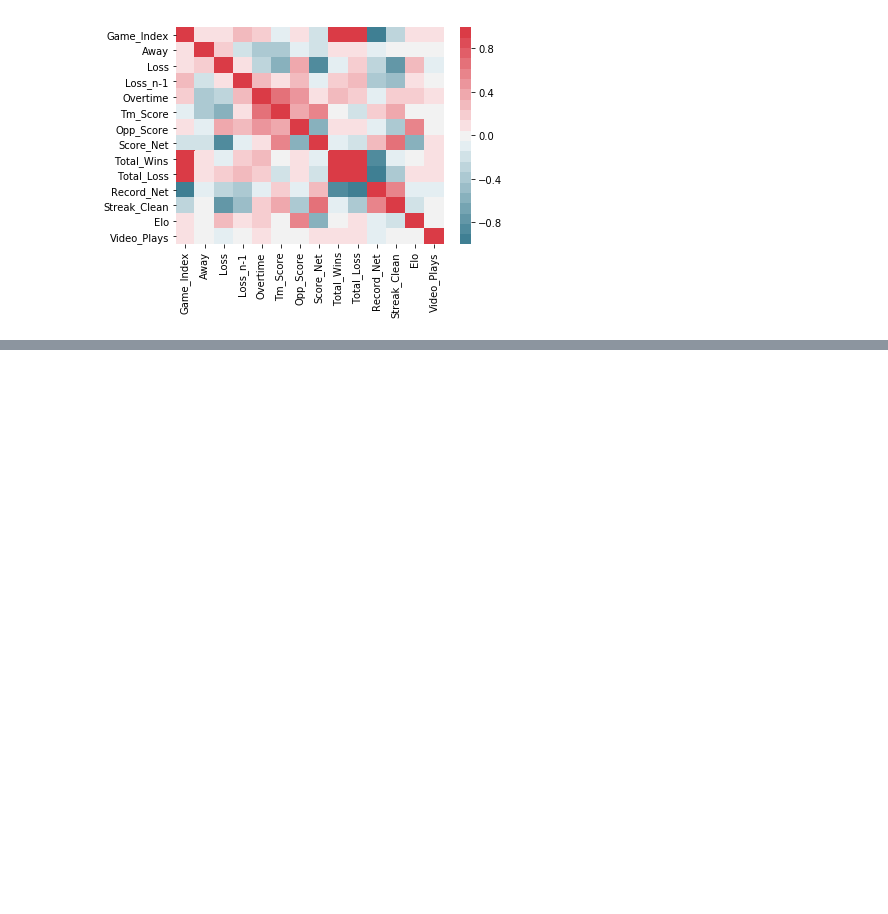
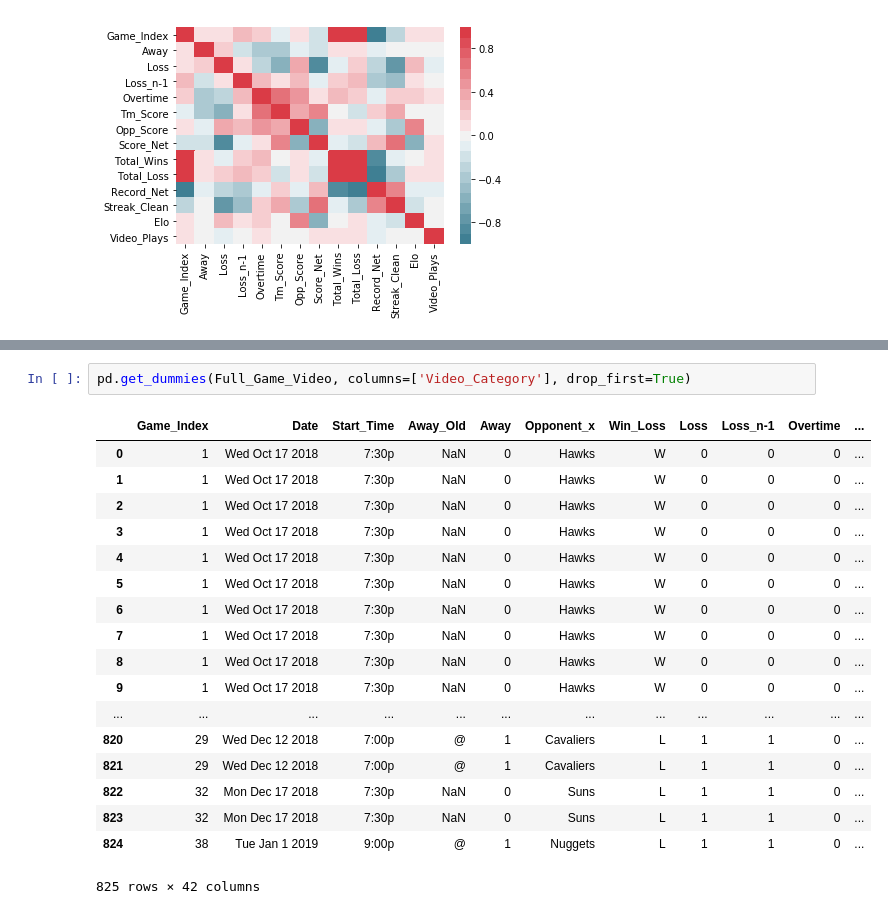
Before and after one commit to benilfeld2/ben_ilfeld_final_project, a Jupyter notebook: Final_Project/Ben_Ilfeld_Project_Proposal_Part_2.ipynb, the cells around one changed output, grey strips where cells are left out. Saved outputs shown, nothing was run; the diff lists cells and outputs as text; blank space fills up the shorter version.

```diff
--- a/Final_Project/Ben_Ilfeld_Project_Proposal_Part_2.ipynb
+++ b/Final_Project/Ben_Ilfeld_Project_Proposal_Part_2.ipynb
@@ -469,0 +501,21 @@ print(train_test_MSGN(Full_Game_Video, ['Score_Net', 'Loss', 'Overtime']))
+# %%
+pd.get_dummies(Full_Game_Video, columns=['Video_Category'], drop_first=True)
+# %% [output]
+|  | Game_Index | Date | Start_Time | Away_Old | Away | Opponent_x | Win_Loss | Loss | Loss_n-1 | Overtime | ... |
+| 0 | 1 | Wed Oct 17 2018 | 7:30p | NaN | 0 | Hawks | W | 0 | 0 | 0 | ... |
+| 1 | 1 | Wed Oct 17 2018 | 7:30p | NaN | 0 | Hawks | W | 0 | 0 | 0 | ... |
+| 2 | 1 | Wed Oct 17 2018 | 7:30p | NaN | 0 | Hawks | W | 0 | 0 | 0 | ... |
+| 3 | 1 | Wed Oct 17 2018 | 7:30p | NaN | 0 | Hawks | W | 0 | 0 | 0 | ... |
+| 4 | 1 | Wed Oct 17 2018 | 7:30p | NaN | 0 | Hawks | W | 0 | 0 | 0 | ... |
+| 5 | 1 | Wed Oct 17 2018 | 7:30p | NaN | 0 | Hawks | W | 0 | 0 | 0 | ... |
+| 6 | 1 | Wed Oct 17 2018 | 7:30p | NaN | 0 | Hawks | W | 0 | 0 | 0 | ... |
+| 7 | 1 | Wed Oct 17 2018 | 7:30p | NaN | 0 | Hawks | W | 0 | 0 | 0 | ... |
+| 8 | 1 | Wed Oct 17 2018 | 7:30p | NaN | 0 | Hawks | W | 0 | 0 | 0 | ... |
+| 9 | 1 | Wed Oct 17 2018 | 7:30p | NaN | 0 | Hawks | W | 0 | 0 | 0 | ... |
+| ... | ... | ... | ... | ... | ... | ... | ... | ... | ... | ... | ... |
+| 820 | 29 | Wed Dec 12 2018 | 7:00p | @ | 1 | Cavaliers | L | 1 | 1 | 0 | ... |
+| 821 | 29 | Wed Dec 12 2018 | 7:00p | @ | 1 | Cavaliers | L | 1 | 1 | 0 | ... |
+| 822 | 32 | Mon Dec 17 2018 | 7:30p | NaN | 0 | Suns | L | 1 | 1 | 0 | ... |
+| 823 | 32 | Mon Dec 17 2018 | 7:30p | NaN | 0 | Suns | L | 1 | 1 | 0 | ... |
+| 824 | 38 | Tue Jan 1 2019 | 9:00p | @ | 1 | Nuggets | L | 1 | 1 | 0 | ... |
+825 rows × 42 columns
```
Also changed, not shown: parts of 8 cells of this notebook, 9 other files.
